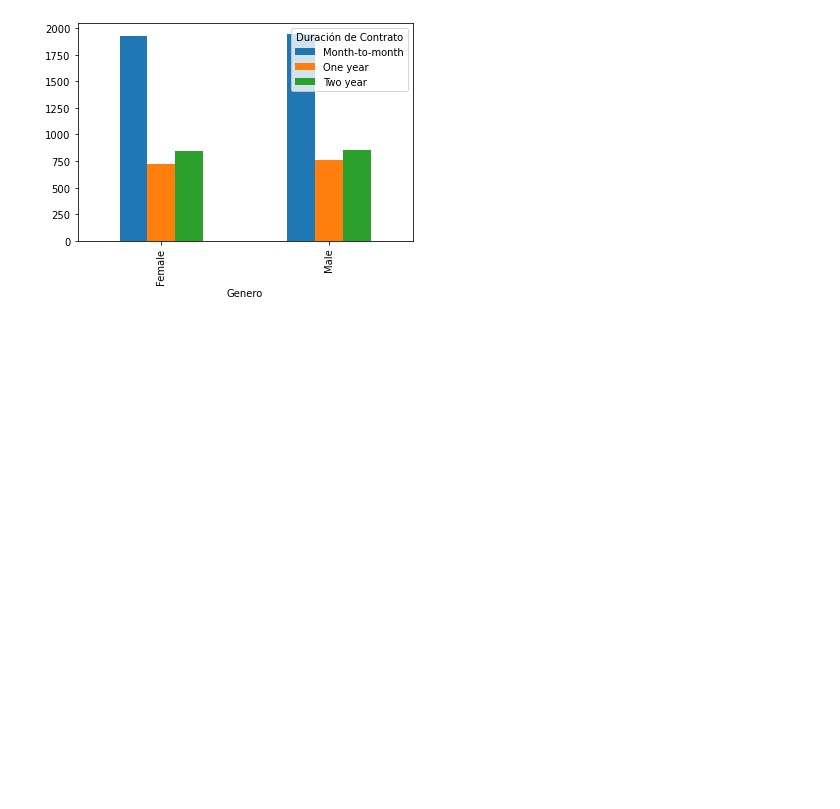
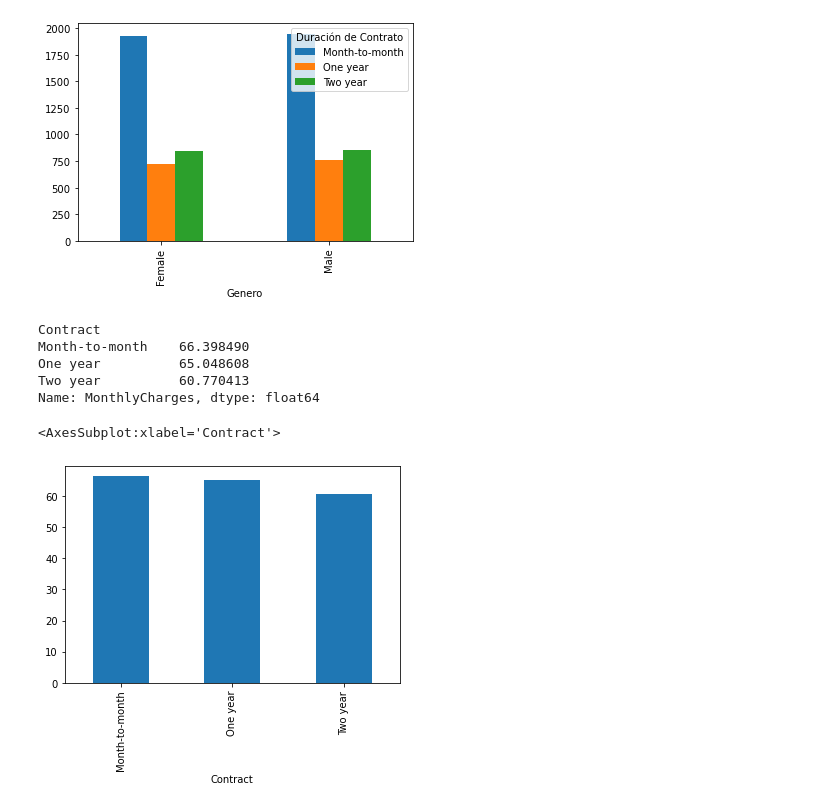
Before and after one commit to MilcaAreliS/proyecto_portafolio, a Jupyter notebook: Notebooks/analisis_inicial.ipynb, the cells around one changed output. Cells and saved outputs as stored; diff of their text form; code cells hidden in the pictures; blank space fills up the shorter version.

```diff
--- a/Notebooks/analisis_inicial.ipynb
+++ b/Notebooks/analisis_inicial.ipynb
@@ -173,0 +176,13 @@ pd.crosstab(index= clientes_telecomunicaciones['gender'],
+# %%
+clientes_telecomunicaciones.groupby(['Contract']).mean()['MonthlyCharges']
+# %% [output]
+Contract
+Month-to-month    66.398490
+One year          65.048608
+Two year          60.770413
+Name: MonthlyCharges, dtype: float64
+# %%
+clientes_telecomunicaciones.groupby(['Contract']).mean()['MonthlyCharges'].plot.bar()
+# %% [output]
+<AxesSubplot:xlabel='Contract'>
+[figure, added]
```
Also changed, not shown: parts of 1 cell of this notebook.
